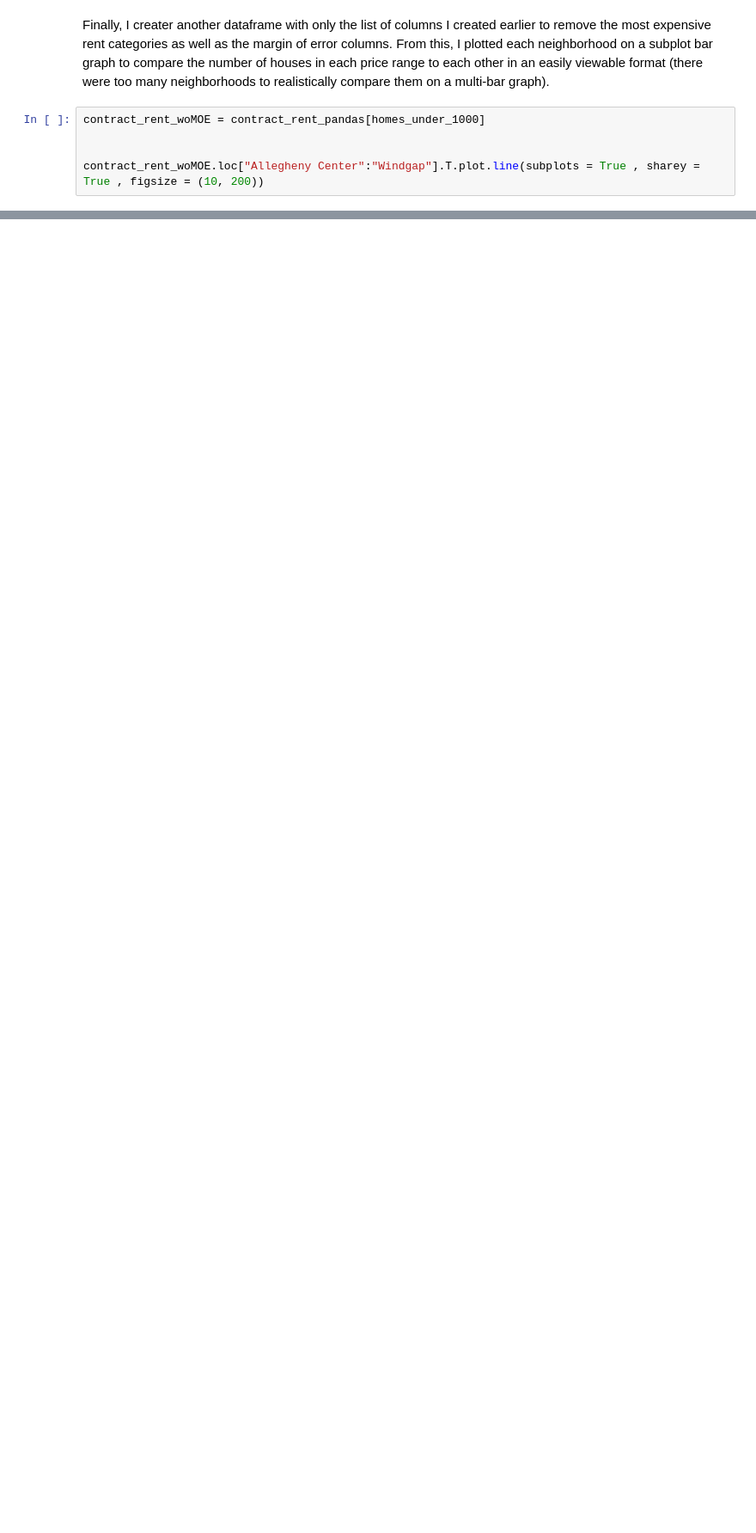
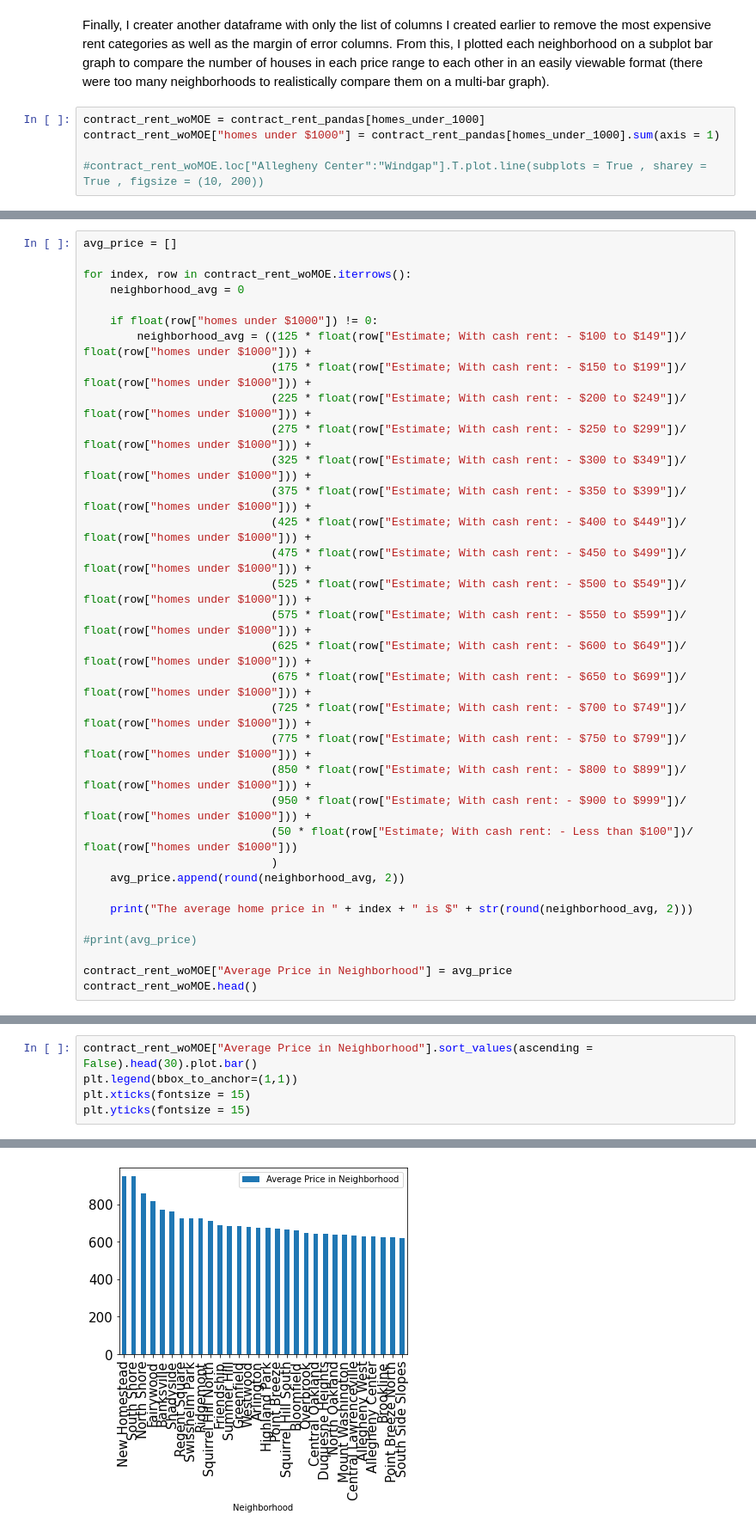
Before and after one commit to mark-sheffield/Final-Project, a Jupyter notebook: Housing-Prices.ipynb, the cells around one changed output, grey strips where cells are left out. Shown at 86% size. Drawn from its saved outputs; the diff is of its cells as text; blank space fills up the shorter version.

Commit message:
Added new code, removed some graphs, got numerical value for best restaurant.

```diff
--- a/Housing-Prices.ipynb
+++ b/Housing-Prices.ipynb
@@ -104,6 +106,6 @@ contract_rent_pandas["homes under $1000"].hist(bins = 10)
 Finally, I creater another dataframe with only the list of columns I created earlier to remove the most expensive rent categories as well as the margin of error columns. From this, I plotted each neighborhood on a subplot bar graph to compare the number of houses in each price range to each other in an easily viewable format (there were too many neighborhoods to realistically compare them on a multi-bar graph).
 # %%
 contract_rent_woMOE = contract_rent_pandas[homes_under_1000]
+contract_rent_woMOE["homes under $1000"] = contract_rent_pandas[homes_under_1000].sum(axis = 1)
 
-
-contract_rent_woMOE.loc["Allegheny Center":"Windgap"].T.plot.line(subplots = True , sharey = True , figsize = (10, 200))
+#contract_rent_woMOE.loc["Allegheny Center":"Windgap"].T.plot.line(subplots = True , sharey = True , figsize = (10, 200))
@@ -128,0 +112,33 @@ array([<matplotlib.axes._subplots.AxesSubplot object at 0x...>,
+# %%
+avg_price = []
+
+for index, row in contract_rent_woMOE.iterrows():
+    neighborhood_avg = 0
+
+    if float(row["homes under $1000"]) != 0:
+        neighborhood_avg = ((125 * float(row["Estimate; With cash rent: - $100 to $149"])/ float(row["homes under $1000"])) +
+                            (175 * float(row["Estimate; With cash rent: - $150 to $199"])/ float(row["homes under $1000"])) +
+                            (225 * float(row["Estimate; With cash rent: - $200 to $249"])/ float(row["homes under $1000"])) +
+                            (275 * float(row["Estimate; With cash rent: - $250 to $299"])/ float(row["homes under $1000"])) +
+                            (325 * float(row["Estimate; With cash rent: - $300 to $349"])/ float(row["homes under $1000"])) +
+                            (375 * float(row["Estimate; With cash rent: - $350 to $399"])/ float(row["homes under $1000"])) +
+                            (425 * float(row["Estimate; With cash rent: - $400 to $449"])/ float(row["homes under $1000"])) +
+                            (475 * float(row["Estimate; With cash rent: - $450 to $499"])/ float(row["homes under $1000"])) +
+                            (525 * float(row["Estimate; With cash rent: - $500 to $549"])/ float(row["homes under $1000"])) +
+                            (575 * float(row["Estimate; With cash rent: - $550 to $599"])/ float(row["homes under $1000"])) +
+                            (625 * float(row["Estimate; With cash rent: - $600 to $649"])/ float(row["homes under $1000"])) +
+                            (675 * float(row["Estimate; With cash rent: - $650 to $699"])/ float(row["homes under $1000"])) +
+                            (725 * float(row["Estimate; With cash rent: - $700 to $749"])/ float(row["homes under $1000"])) +
+                            (775 * float(row["Estimate; With cash rent: - $750 to $799"])/ float(row["homes under $1000"])) +
+                            (850 * float(row["Estimate; With cash rent: - $800 to $899"])/ float(row["homes under $1000"])) +
+                            (950 * float(row["Estimate; With cash rent: - $900 to $999"])/ float(row["homes under $1000"])) +
+                            (50 * float(row["Estimate; With cash rent: - Less than $100"])/ float(row["homes under $1000"]))
+                            )
+    avg_price.append(round(neighborhood_avg, 2))
+
+    print("The average home price in " + index + " is $" + str(round(neighborhood_avg, 2)))
+
+#print(avg_price)
+
+contract_rent_woMOE["Average Price in Neighborhood"] = avg_price
+contract_rent_woMOE.head()
@@ -128,0 +170,6 @@ array([<matplotlib.axes._subplots.AxesSubplot object at 0x...>,
+# %%
+contract_rent_woMOE["Average Price in Neighborhood"].sort_values(ascending = False).head(30).plot.bar()
+plt.legend(bbox_to_anchor=(1,1))
+plt.xticks(fontsize = 15)
+plt.yticks(fontsize = 15)
+# %% [output]
@@ -129,3 +178,4 @@ array([<matplotlib.axes._subplots.AxesSubplot object at 0x...>,
+[figure, added]
 # %% [markdown]
 By using these line graphs, we can determine the best neighborhood in Pittsburgh based on cheap housing, with a few different options to account for what may be more important to different people. First, any line graph where all the bars are too small to see a clear pattern has been discounted from my individual determination of h ebest neighborhood; there is not enough rented housing in this price range to get a clear picture of what is available. Additionally, the rightmost point of the line graphs is generally ingnored, as it is the "less than $100" category and does not follow the correct order of price ranges. The amount of houses in this price range are generally too small to amount to having any major impact on decisions anyways. Of the ones that have enough rented housing to see patterns in, the neighborhoods can be grouped as follows:
 
```
Also changed, not shown: parts of 5 cells of this notebook.
